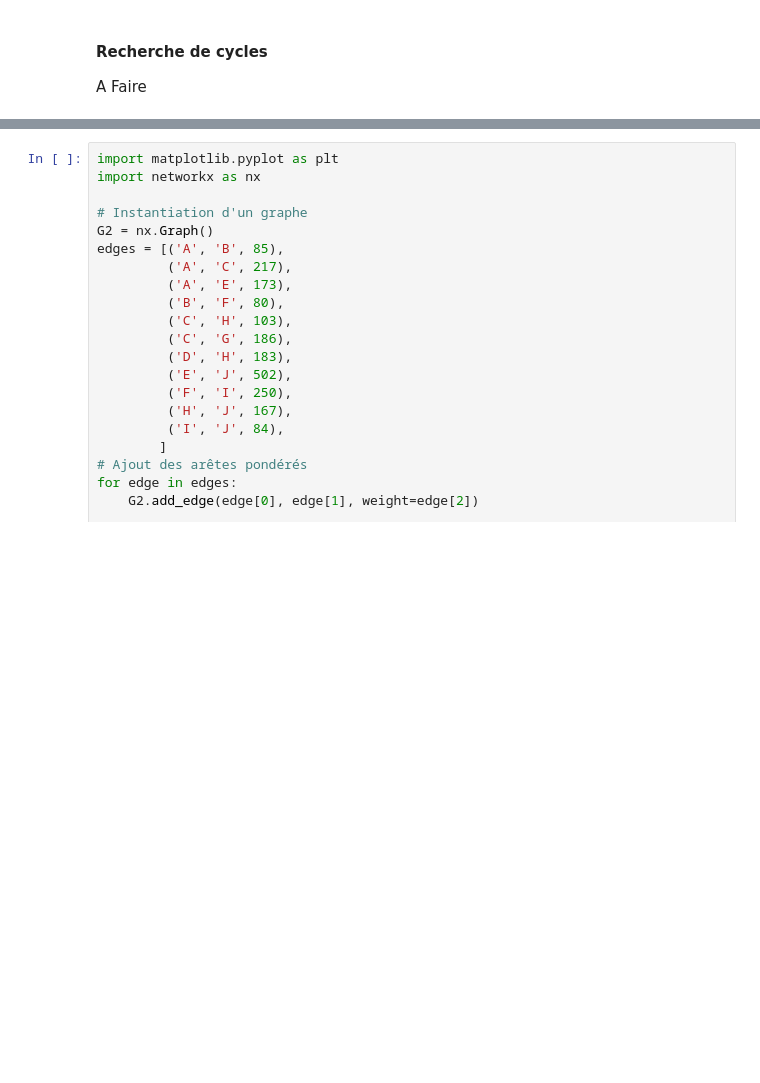
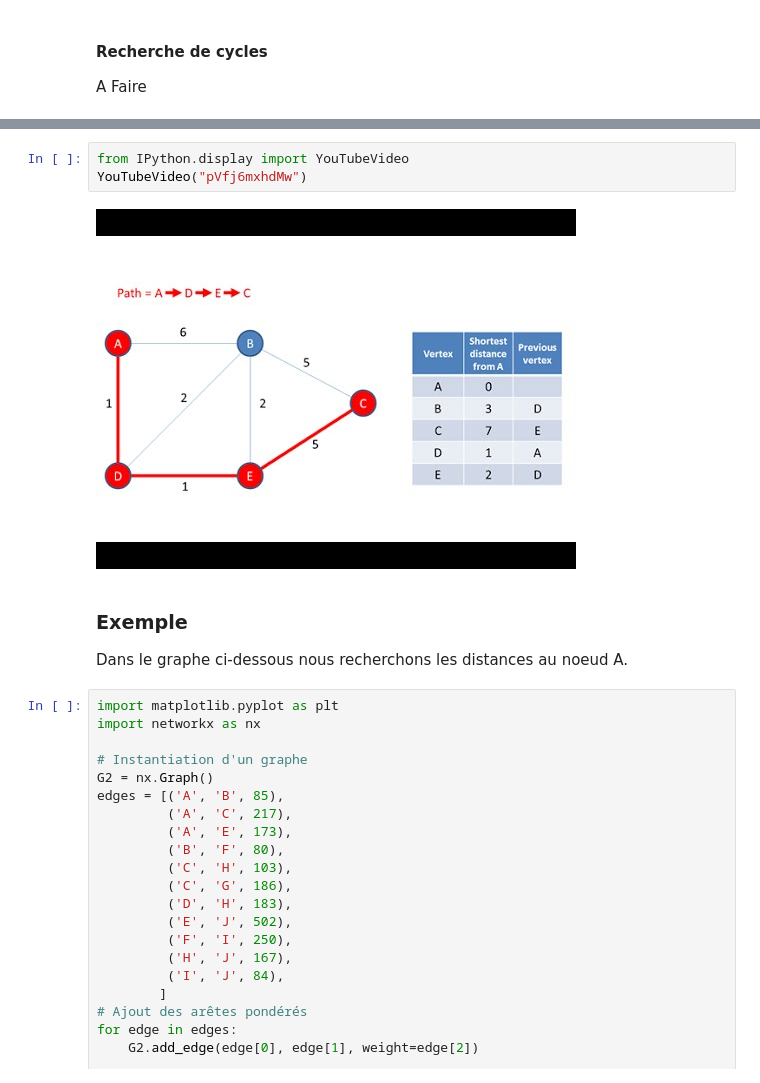
Before and after one commit to saintlouis29/coursNSI, a Jupyter notebook: Terminale/6_Algorithmique/6.2_Algorithmes_sur_les_graphes/index.ipynb, the cells around one changed output, grey strips where cells are left out. Drawn from its saved outputs; the diff is of its cells as text; blank space fills up the shorter version.

```diff
--- a/Terminale/6_Algorithmique/6.2_Algorithmes_sur_les_graphes/index.ipynb
+++ b/Terminale/6_Algorithmique/6.2_Algorithmes_sur_les_graphes/index.ipynb
@@ -255,3 +252,12 @@ Dans le graphe ci-dessous nous recherchons les distances au noeud A.
+# %%
+from IPython.display import YouTubeVideo
+YouTubeVideo("pVfj6mxhdMw")
+# %% [output]
+[figure, added]
+# %% [markdown]
+### Exemple
+
+Dans le graphe ci-dessous nous recherchons les distances au noeud A.
 # %%
 import matplotlib.pyplot as plt
 import networkx as nx
```
Also changed, not shown: parts of 5 cells of this notebook.
